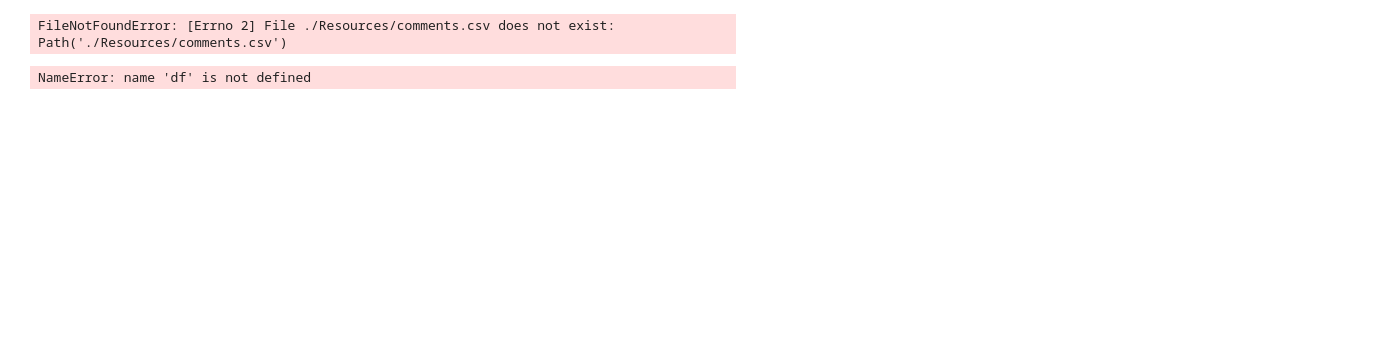
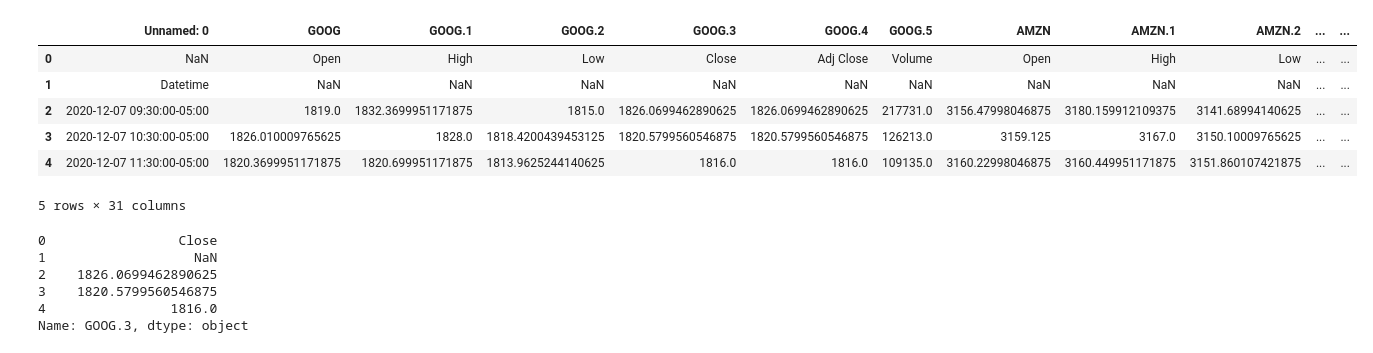
Before and after one commit to tylersojka/Final_Project_WSB, a Jupyter notebook: Machine learning/Machine_Learning_Module.ipynb, the cells around one changed output. Saved outputs shown, nothing was run; the diff lists cells and outputs as text; code cells hidden in the pictures; blank space fills up the shorter version.

```diff
--- a/Machine learning/Machine_Learning_Module.ipynb
+++ b/Machine learning/Machine_Learning_Module.ipynb
@@ -4,12 +9,13 @@ import pandas as pd
 #ryan's changes
 # %%
-data = Path('./Resources/comments.csv')
-df = pd.read_csv(data)
-df.head()
+data = Path('../Data/ticker_test.csv')
+dfo = pd.read_csv(data)
+dfo.head()
 # %% [output]
+|  | Unnamed: 0 | GOOG | GOOG.1 | GOOG.2 | GOOG.3 | GOOG.4 | GOOG.5 | AMZN | AMZN.1 | AMZN.2 | ... | ... |
+| 0 | NaN | Open | High | Low | Close | Adj Close | Volume | Open | High | Low | ... | ... |
+| 1 | Datetime | NaN | NaN | NaN | NaN | NaN | NaN | NaN | NaN | NaN | ... | ... |
+| 2 | 2020-12-07 09:30:00-05:00 | 1819.0 | 1832.3699951171875 | 1815.0 | 1826.0699462890625 | 1826.0699462890625 | 217731.0 | 3156.47998046875 | 3180.159912109375 | 3141.68994140625 | ... | ... |
+| 3 | 2020-12-07 10:30:00-05:00 | 1826.010009765625 | 1828.0 | 1818.4200439453125 | 1820.5799560546875 | 1820.5799560546875 | 126213.0 | 3159.125 | 3167.0 | 3150.10009765625 | ... | ... |
+| 4 | 2020-12-07 11:30:00-05:00 | 1820.3699951171875 | 1820.699951171875 | 1813.9625244140625 | 1816.0 | 1816.0 | 109135.0 | 3160.22998046875 | 3160.449951171875 | 3151.860107421875 | ... | ... |
-FileNotFoundError: [Errno 2] File ./Resources/comments.csv does not exist: Path('./Resources/comments.csv')
+5 rows × 31 columns
-# %%
-y = df["score"]
-x = df.drop(columns="score")
-# %% [output]
-NameError: name 'df' is not defined
@@ -23,0 +35,11 @@ X_train.shape
+# %%
+y = df["GOOG.3"]
+y.dropna()
+y.head()
+# %% [output]
+0                 Close
+1                   NaN
+2    1826.0699462890625
+3    1820.5799560546875
+4                1816.0
+Name: GOOG.3, dtype: object
```
Also changed, not shown: parts of 12 cells of this notebook.
